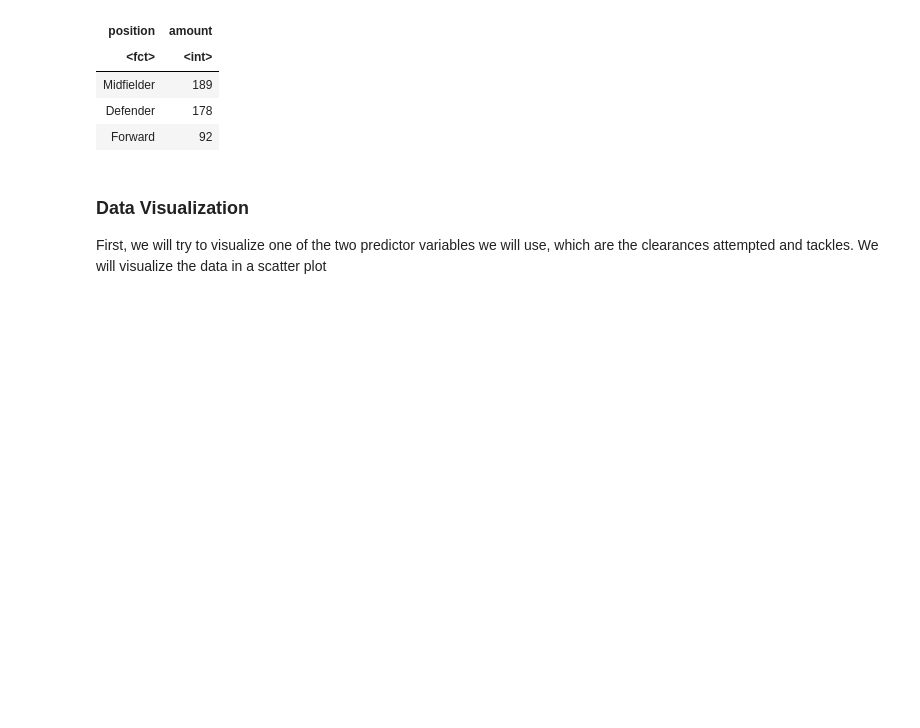
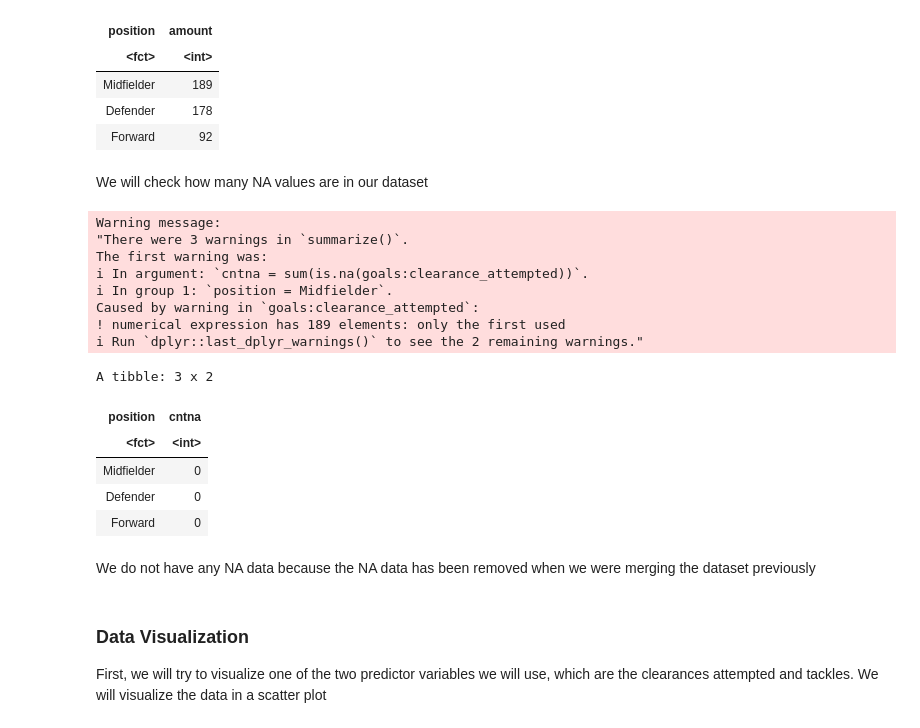
Before and after one commit to JoelGunawan/dsci-100-009-group-8, a Jupyter notebook: Proposal.ipynb, the cells around one changed output. Saved outputs shown, nothing was run; the diff lists cells and outputs as text; code cells hidden in the pictures; blank space fills up the shorter version.

Commit message:
modified data analysis

```diff
--- a/Proposal.ipynb
+++ b/Proposal.ipynb
@@ -135,6 +135,30 @@ A tibble: 3 x 2
 | Midfielder | 189 |
 | Defender | 178 |
 | Forward | 92 |
+# %% [markdown]
+We will check how many NA values are in our dataset
+# %%
+na_data <- football_train |>
+    group_by(position) |>
+    summarize(cntna = sum(is.na(goals:clearance_attempted)))
+na_data
+# %% [output]
+Warning message:
+"There were 3 warnings in `summarize()`.
+The first warning was:
+i In argument: `cntna = sum(is.na(goals:clearance_attempted))`.
+i In group 1: `position = Midfielder`.
+Caused by warning in `goals:clearance_attempted`:
+! numerical expression has 189 elements: only the first used
+i Run `dplyr::last_dplyr_warnings()` to see the 2 remaining warnings."
+A tibble: 3 x 2
+| position | cntna |
+| <fct> | <int> |
+| Midfielder | 0 |
+| Defender | 0 |
+| Forward | 0 |
+# %% [markdown]
+We do not have any NA data because the NA data has been removed when we were merging the dataset previously
 # %% [markdown]
 ### Data Visualization
 First, we will try to visualize one of the two predictor variables we will use, which are the clearances attempted and tackles. We will visualize the data in a scatter plot
```
